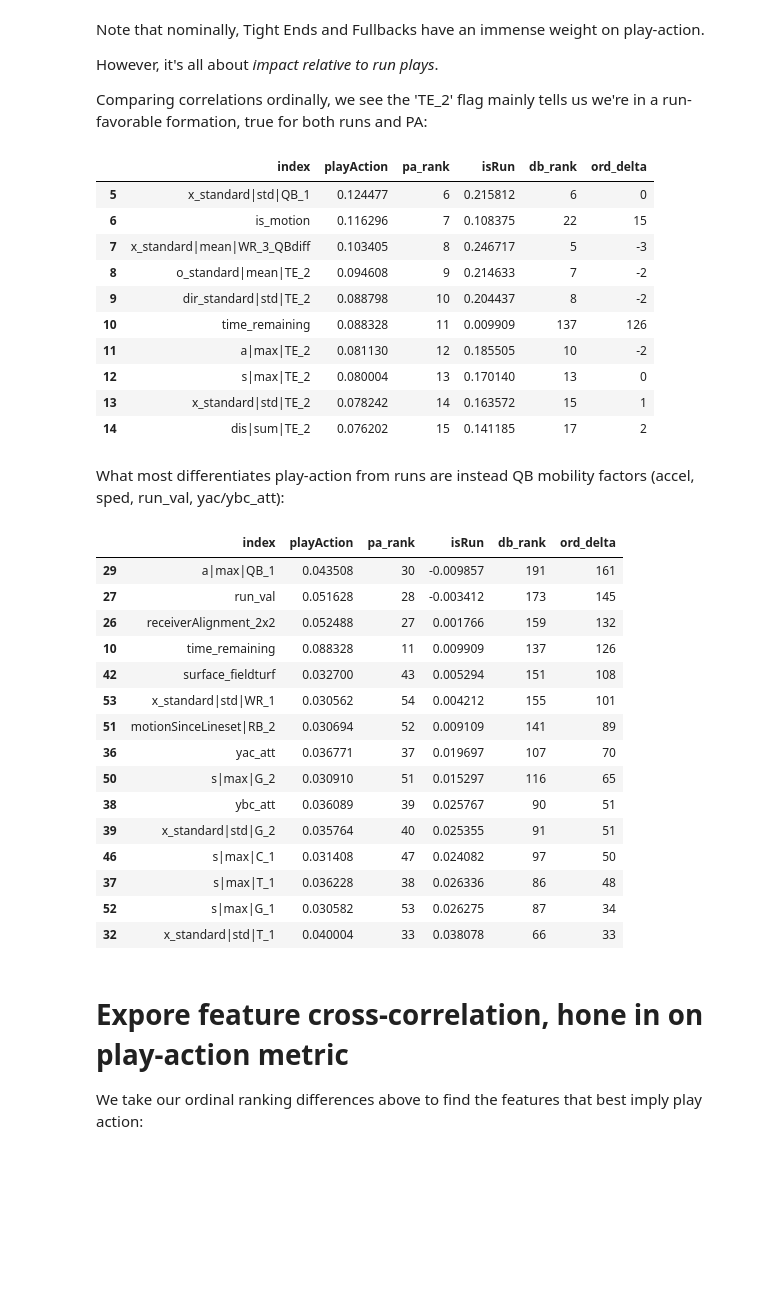
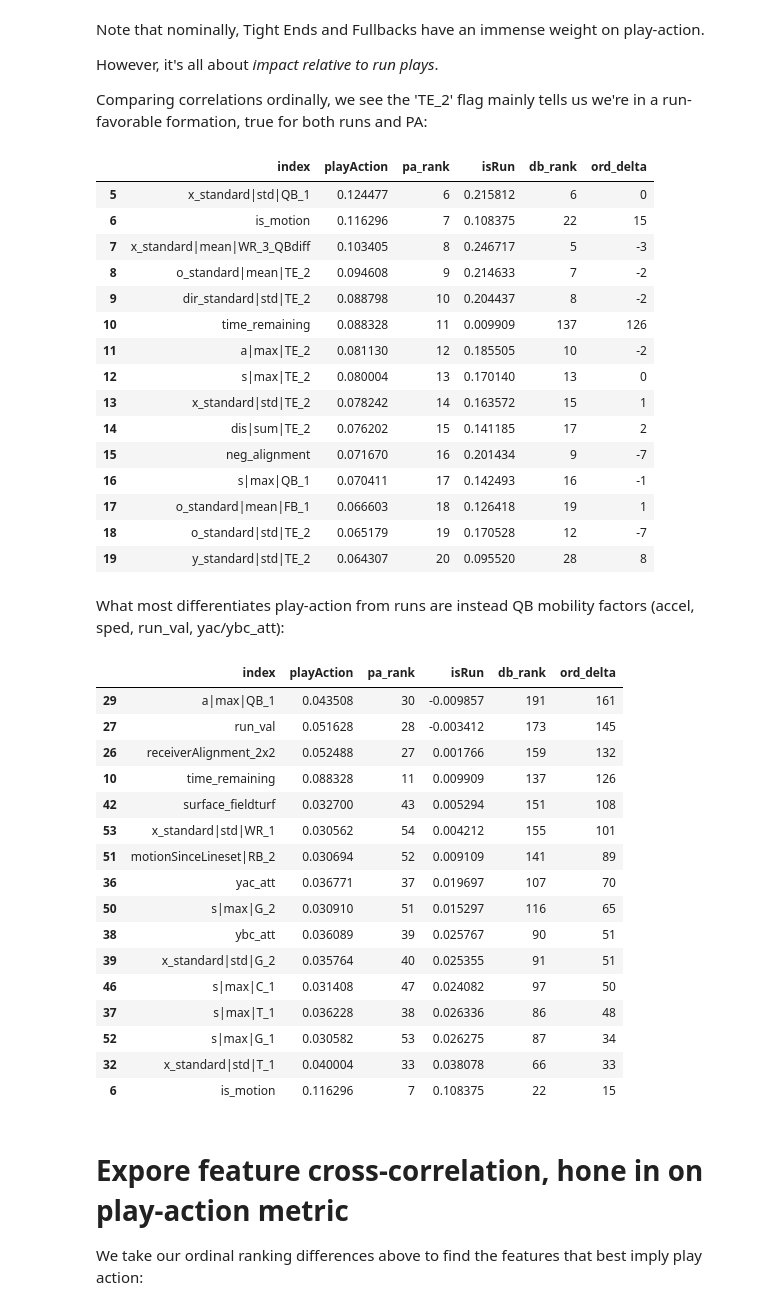
Before and after one commit to meagvo/NFL_BDB2025, a Jupyter notebook: pa_eda.ipynb, the cells around one changed output. Saved outputs shown, nothing was run; the diff lists cells and outputs as text; code cells hidden in the pictures; blank space fills up the shorter version.

```diff
--- a/pa_eda.ipynb
+++ b/pa_eda.ipynb
@@ -205,23 +205,28 @@ However, it's all about *impact relative to run plays*.
 
 Comparing correlations ordinally, we see the 'TE_2' flag mainly tells us we're in a run-favorable formation, true for both runs and PA:
 # %%
-pa_run_merged.sort_values(by='playAction',ascending=False).iloc[5:15,:]
+pa_run_merged.sort_values(by='playAction',ascending=False).iloc[5:20,:]
 # %% [output]
 |  | index | playAction | pa_rank | isRun | db_rank | ord_delta |
 | 5 | x_standard|std|QB_1 | 0.124477 | 6 | 0.215812 | 6 | 0 |
 | 6 | is_motion | 0.116296 | 7 | 0.108375 | 22 | 15 |
 | 7 | x_standard|mean|WR_3_QBdiff | 0.103405 | 8 | 0.246717 | 5 | -3 |
 | 8 | o_standard|mean|TE_2 | 0.094608 | 9 | 0.214633 | 7 | -2 |
 | 9 | dir_standard|std|TE_2 | 0.088798 | 10 | 0.204437 | 8 | -2 |
 | 10 | time_remaining | 0.088328 | 11 | 0.009909 | 137 | 126 |
 | 11 | a|max|TE_2 | 0.081130 | 12 | 0.185505 | 10 | -2 |
 | 12 | s|max|TE_2 | 0.080004 | 13 | 0.170140 | 13 | 0 |
 | 13 | x_standard|std|TE_2 | 0.078242 | 14 | 0.163572 | 15 | 1 |
 | 14 | dis|sum|TE_2 | 0.076202 | 15 | 0.141185 | 17 | 2 |
+| 15 | neg_alignment | 0.071670 | 16 | 0.201434 | 9 | -7 |
+| 16 | s|max|QB_1 | 0.070411 | 17 | 0.142493 | 16 | -1 |
+| 17 | o_standard|mean|FB_1 | 0.066603 | 18 | 0.126418 | 19 | 1 |
+| 18 | o_standard|std|TE_2 | 0.065179 | 19 | 0.170528 | 12 | -7 |
+| 19 | y_standard|std|TE_2 | 0.064307 | 20 | 0.095520 | 28 | 8 |
 # %% [markdown]
 What most differentiates play-action from runs are instead QB mobility factors (accel, sped, run_val, yac/ybc_att):
 # %%
-pa_run_merged[(pa_run_merged['playAction'] >= .03) & (pa_run_merged['playAction'] > pa_run_merged['isRun'])].sort_values(by='ord_delta',ascending=False).iloc[2:32,:].head(15)
+pa_run_merged[(pa_run_merged['playAction'] >= .03) & (pa_run_merged['playAction'] > pa_run_merged['isRun'])].sort_values(by='ord_delta',ascending=False).iloc[2:32,:].head(29)
 # %% [output]
 |  | index | playAction | pa_rank | isRun | db_rank | ord_delta |
 | 29 | a|max|QB_1 | 0.043508 | 30 | -0.009857 | 191 | 161 |
@@ -239,6 +244,7 @@ pa_run_merged[(pa_run_merged['playAction'] >= .03) & (pa_run_merged['playAction'
 | 37 | s|max|T_1 | 0.036228 | 38 | 0.026336 | 86 | 48 |
 | 52 | s|max|G_1 | 0.030582 | 53 | 0.026275 | 87 | 34 |
 | 32 | x_standard|std|T_1 | 0.040004 | 33 | 0.038078 | 66 | 33 |
+| 6 | is_motion | 0.116296 | 7 | 0.108375 | 22 | 15 |
 # %% [markdown]
 # Expore feature cross-correlation, hone in on play-action metric
 
```
Also changed, not shown: parts of 2 cells of this notebook, 5 other files.
